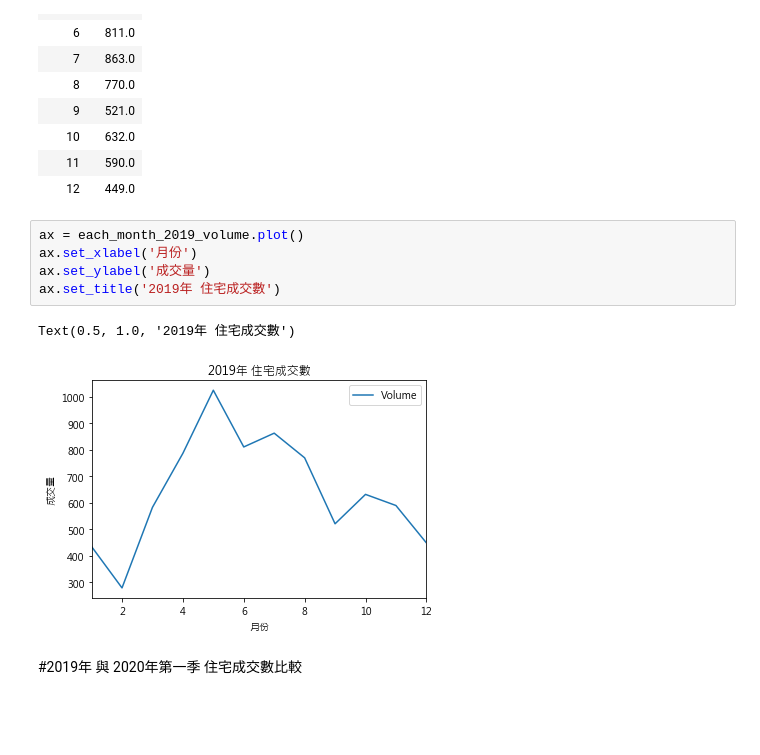
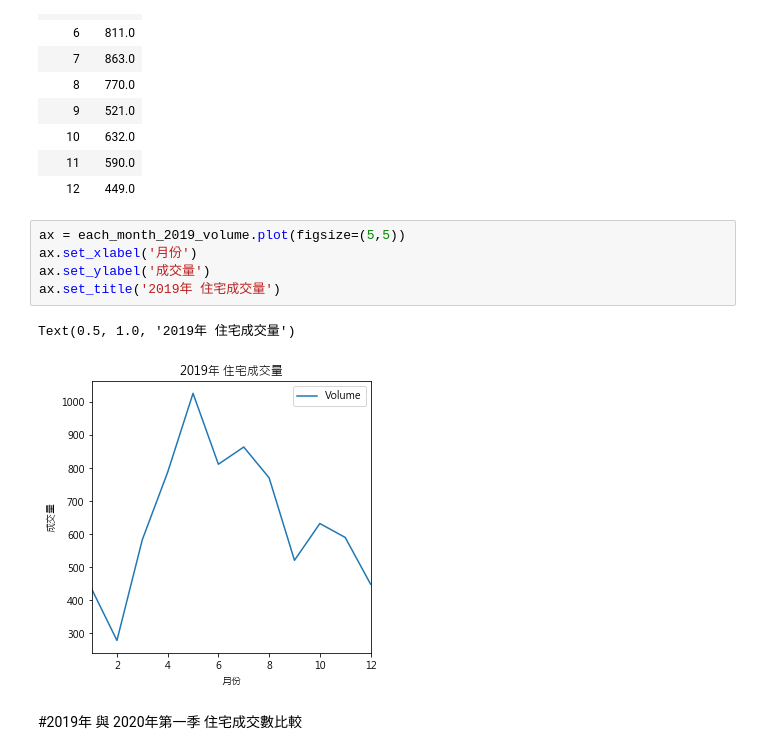
Before and after one commit to Isaac234517/Macau-House-Analysis, a Jupyter notebook: house_trending.ipynb, the cells around one changed output. Cells and saved outputs as stored; diff of their text form; blank space fills up the shorter version.

```diff
--- a/house_trending.ipynb
+++ b/house_trending.ipynb
@@ -306,13 +306,13 @@ each_month_2019_volume
 | 11 | 590.0 |
 | 12 | 449.0 |
 # %%
-ax = each_month_2019_volume.plot()
+ax = each_month_2019_volume.plot(figsize=(5,5))
 ax.set_xlabel('月份')
 ax.set_ylabel('成交量')
-ax.set_title('2019年 住宅成交數')
+ax.set_title('2019年 住宅成交量')
 # %% [output]
-Text(0.5, 1.0, '2019年 住宅成交數')
+Text(0.5, 1.0, '2019年 住宅成交量')
-[figure, old version]
+[figure, new version]
 # %% [markdown]
 #2019年 與 2020年第一季 住宅成交數比較
 # %%
```
Also changed, not shown: parts of 5 cells of this notebook.
